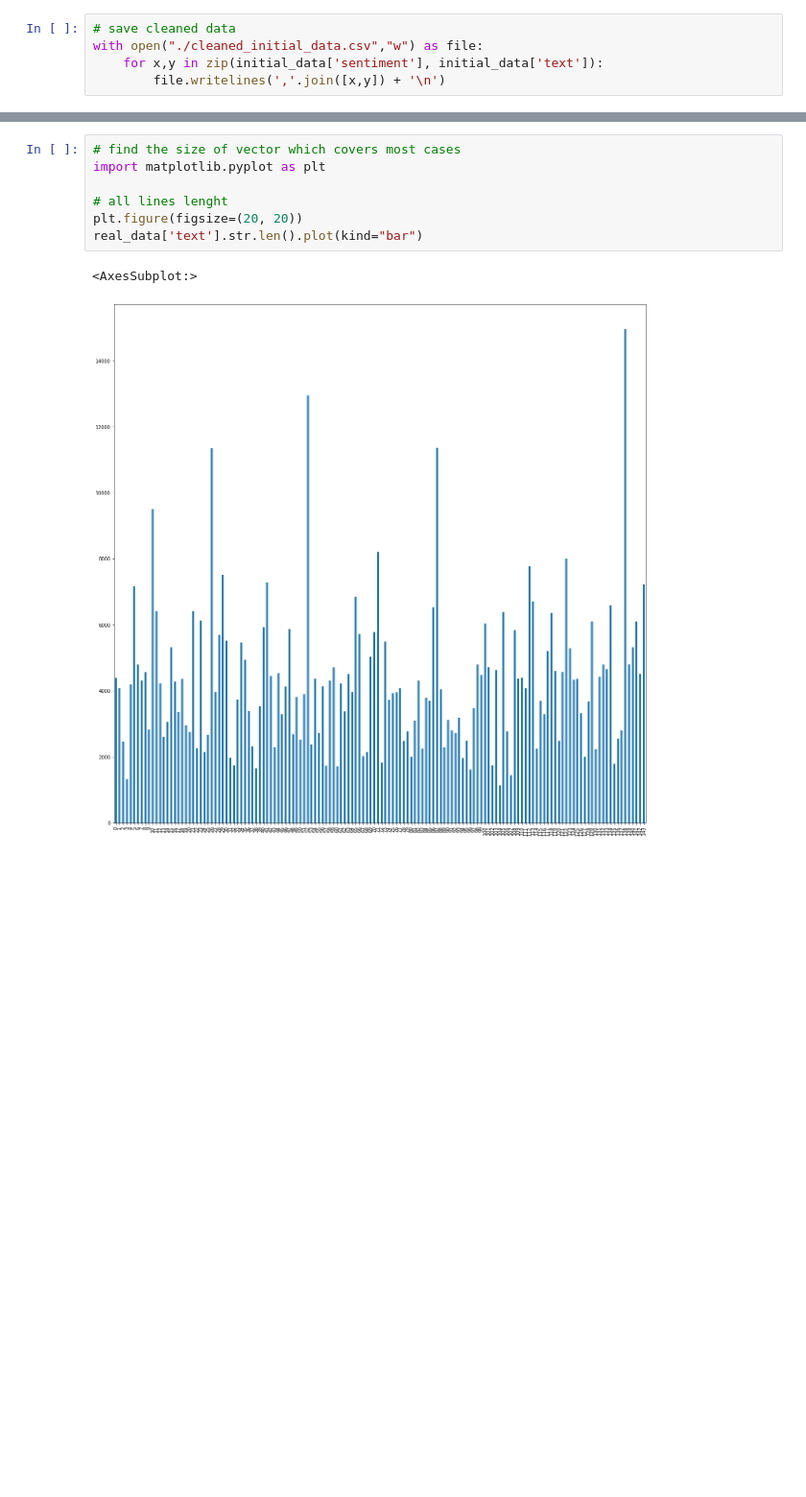
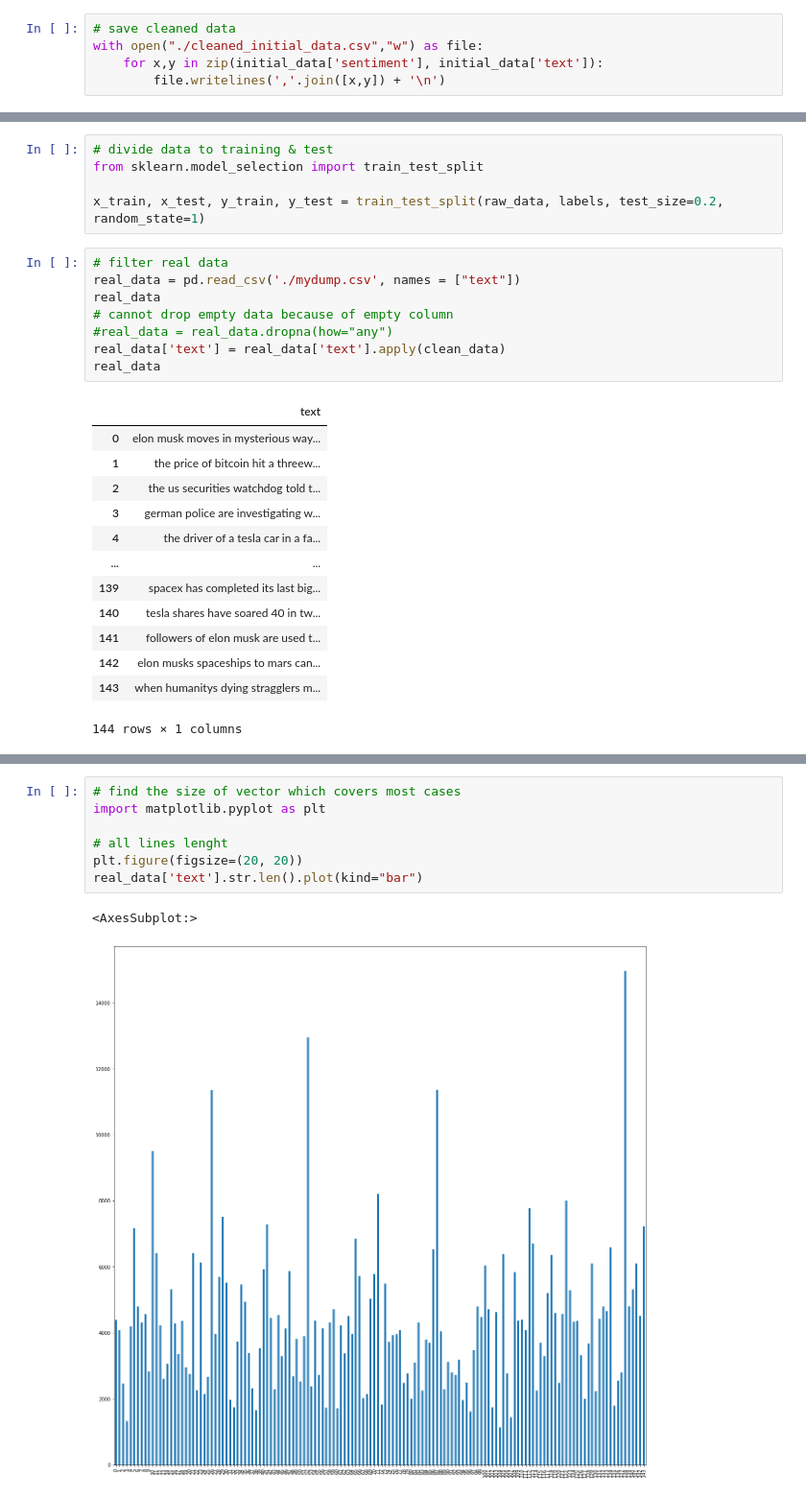
Before and after one commit to alina-krivolapova/my_ds_project, a Jupyter notebook: Jupyter_research.ipynb, the cells around one changed output, grey strips where cells are left out. Shown at 96% size. Drawn from its saved outputs; the diff is of its cells as text; blank space fills up the shorter version.

```diff
--- a/Jupyter_research.ipynb
+++ b/Jupyter_research.ipynb
@@ -42,0 +69,27 @@ with open("./cleaned_initial_data.csv","w") as file:
+# %%
+# divide data to training & test
+from sklearn.model_selection import train_test_split
+
+x_train, x_test, y_train, y_test = train_test_split(raw_data, labels, test_size=0.2, random_state=1)
+# %%
+# filter real data
+real_data = pd.read_csv('./mydump.csv', names = ["text"])
+real_data
+# cannot drop empty data because of empty column
+#real_data = real_data.dropna(how="any")
+real_data['text'] = real_data['text'].apply(clean_data)
+real_data
+# %% [output]
+|  | text |
+| 0 | elon musk moves in mysterious way... |
+| 1 | the price of bitcoin hit a threew... |
+| 2 | the us securities watchdog told t... |
+| 3 | german police are investigating w... |
+| 4 | the driver of a tesla car in a fa... |
+| ... | ... |
+| 139 | spacex has completed its last big... |
+| 140 | tesla shares have soared 40 in tw... |
+| 141 | followers of elon musk are used t... |
+| 142 | elon musks spaceships to mars can... |
+| 143 | when humanitys dying stragglers m... |
+144 rows × 1 columns
```
Also changed, not shown: parts of 13 cells of this notebook.
